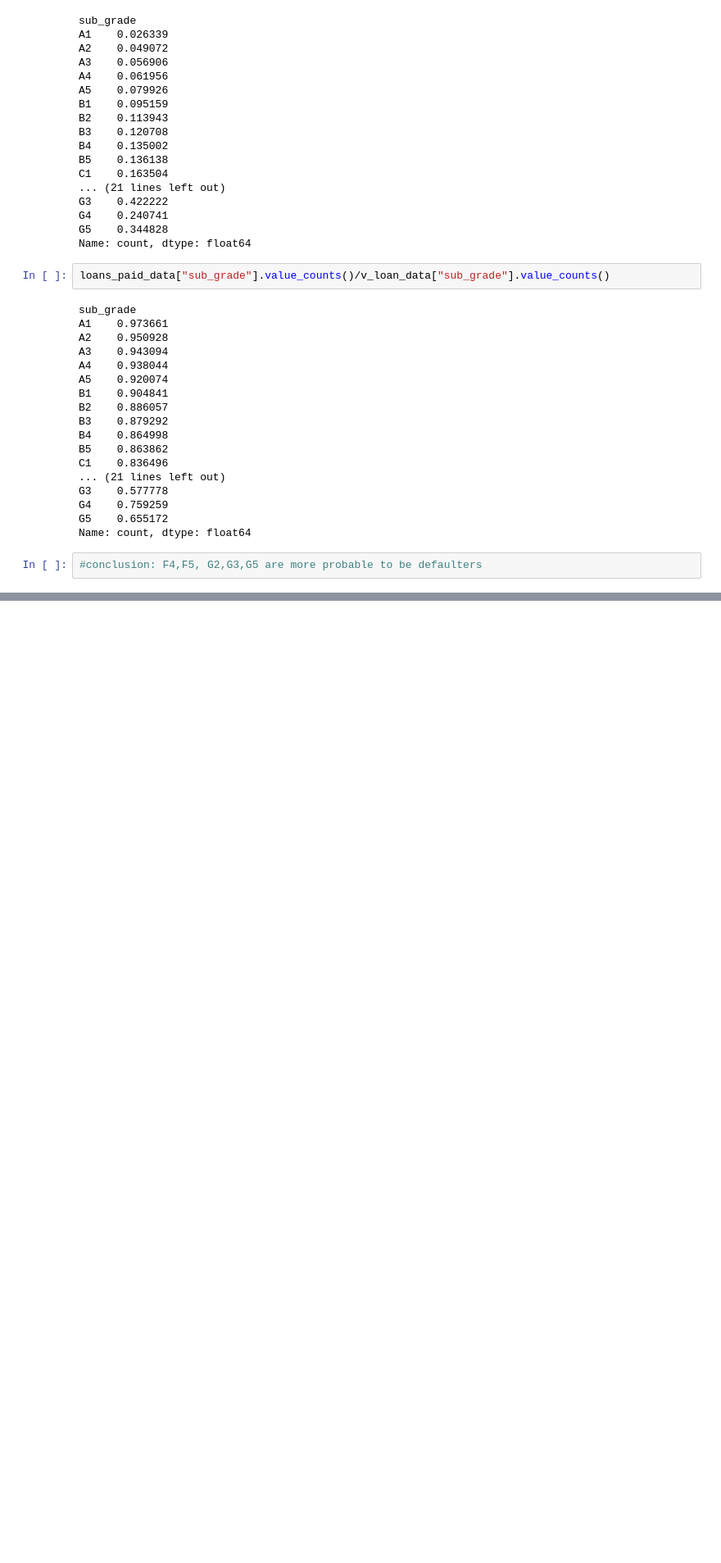
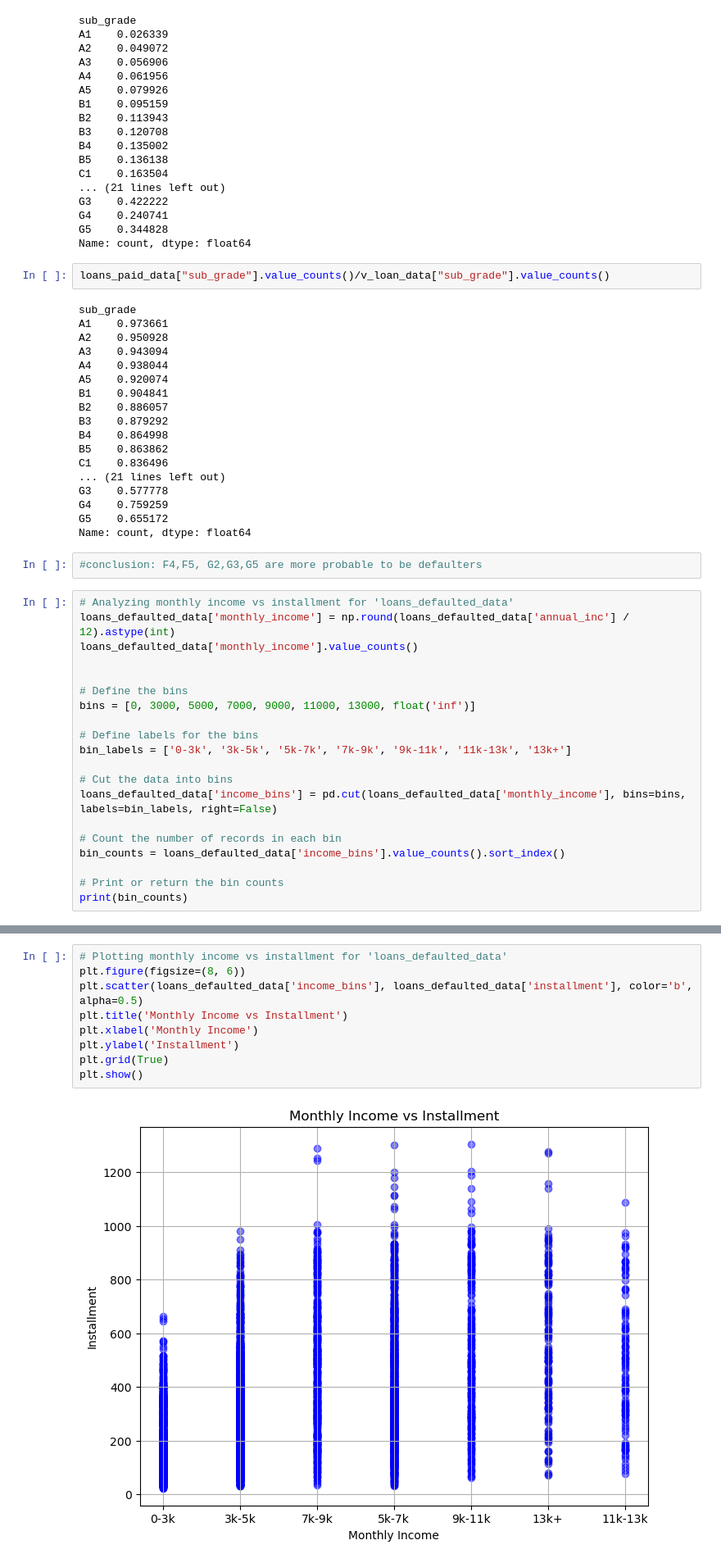
Before and after one commit to Rawoof821/LendingclubCaseStudy, a Jupyter notebook: Neha_Rawoof_LendingCaseStudy.ipynb, the cells around one changed output, grey strips where cells are left out. Shown: that part at 82% size. Drawn from its saved outputs; the diff is of its cells as text; blank space fills up the shorter version.

Commit message:
Analysing monthly income vs installments.

```diff
--- a/Neha_Rawoof_LendingCaseStudy.ipynb
+++ b/Neha_Rawoof_LendingCaseStudy.ipynb
@@ -1105,3 +1102,23 @@ G5    0.655172
 Name: count, dtype: float64
 # %%
 #conclusion: F4,F5, G2,G3,G5 are more probable to be defaulters
+# %%
+# Analyzing monthly income vs installment for 'loans_defaulted_data'
+loans_defaulted_data['monthly_income'] = np.round(loans_defaulted_data['annual_inc'] / 12).astype(int)
+loans_defaulted_data['monthly_income'].value_counts()
+
+
+# Define the bins
+bins = [0, 3000, 5000, 7000, 9000, 11000, 13000, float('inf')]
+
+# Define labels for the bins
+bin_labels = ['0-3k', '3k-5k', '5k-7k', '7k-9k', '9k-11k', '11k-13k', '13k+']
+
+# Cut the data into bins
+loans_defaulted_data['income_bins'] = pd.cut(loans_defaulted_data['monthly_income'], bins=bins, labels=bin_labels, right=False)
+
+# Count the number of records in each bin
+bin_counts = loans_defaulted_data['income_bins'].value_counts().sort_index()
+
+# Print or return the bin counts
+print(bin_counts)
@@ -1107,0 +1145,11 @@ Name: count, dtype: float64
+# %%
+# Plotting monthly income vs installment for 'loans_defaulted_data'
+plt.figure(figsize=(8, 6))
+plt.scatter(loans_defaulted_data['income_bins'], loans_defaulted_data['installment'], color='b', alpha=0.5)
+plt.title('Monthly Income vs Installment')
+plt.xlabel('Monthly Income')
+plt.ylabel('Installment')
+plt.grid(True)
+plt.show()
+# %% [output]
+[figure, added]
```
Also changed, not shown: parts of 6 cells of this notebook.
